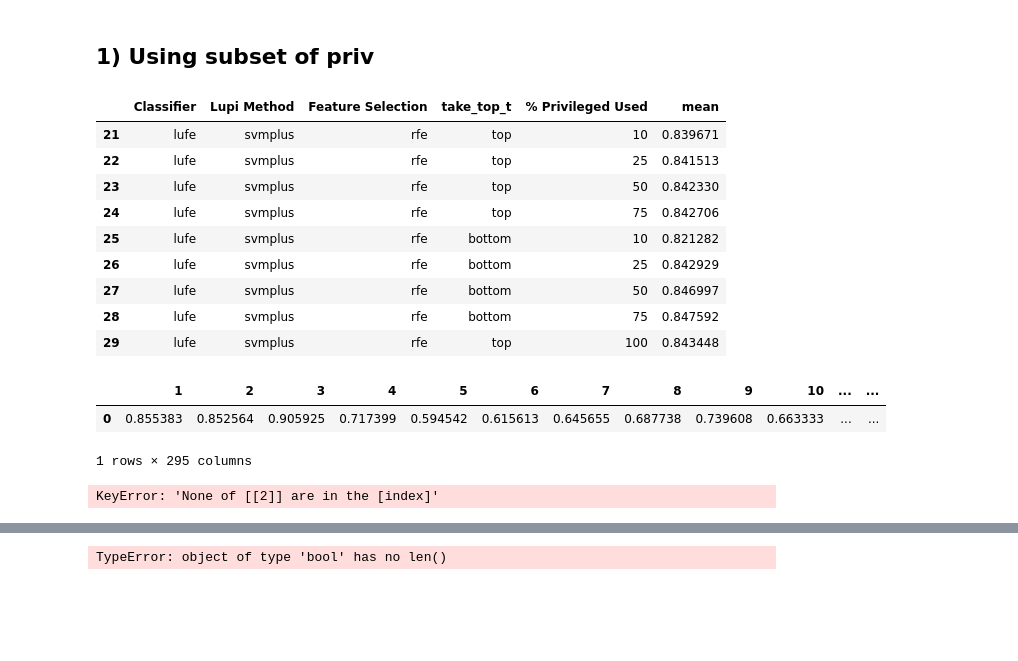
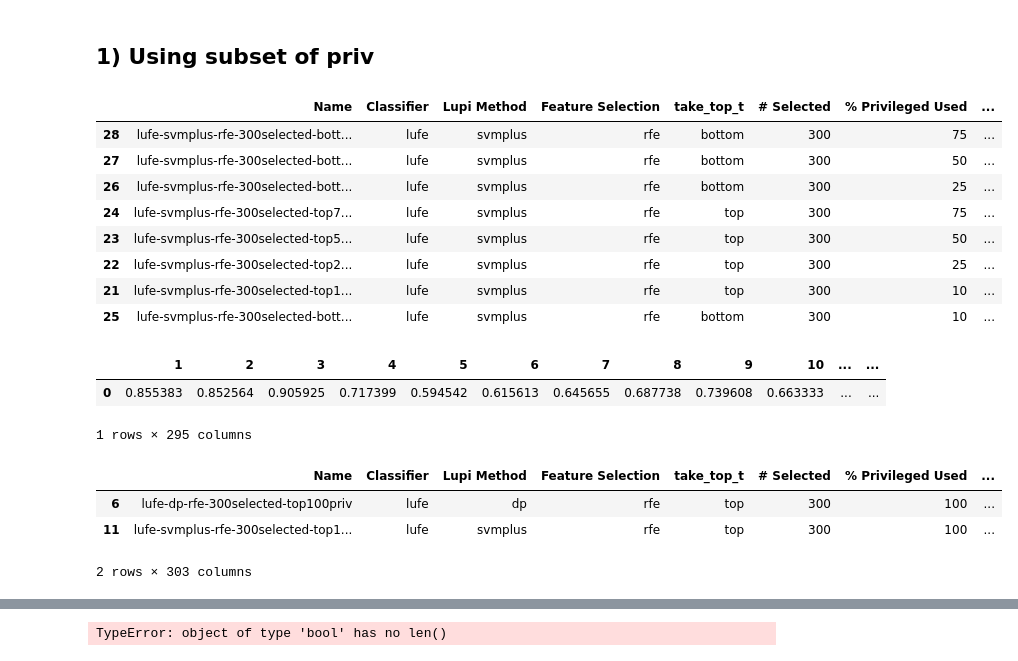
Before and after one commit to jt86/Notebooks, a Jupyter notebook: CollateResultsNotebook.ipynb, the cells around one changed output, grey strips where cells are left out. Saved outputs shown, nothing was run; the diff lists cells and outputs as text; code cells hidden in the pictures; blank space fills up the shorter version.

```diff
--- a/CollateResultsNotebook.ipynb
+++ b/CollateResultsNotebook.ipynb
@@ -98,0 +107,15 @@ df[:22][['Classifier','Lupi Method','Feature Selection','% Privileged Used','mea
+# %%
+all_attributes = np.array(all_attributes)
+all_data = np.mean(np.array(all_data),axis=2)
+
+
+print(all_data.shape)
+print(all_attributes.shape)
+all_attributes= np.hstack([all_attributes,all_data])
+df = pd.DataFrame(all_attributes)
+columns = ['Name','Classifier','Lupi Method','Feature Selection','take_top_t','# Selected','% Privileged Used','Stepsize']+([str(item) for item in (range(1,296))])
+df.columns = columns
+df[[str(item) for item in (range(1,296))]] = df[[str(item) for item in (range(1,296))]].apply(pd.to_numeric)
+
+df['mean']= (df[[str(item) for item in (range(1,296))]].mean(axis=1))#.astype(int)
+df['% Privileged Used']=df['% Privileged Used'].astype(int)
@@ -98,0 +125,4 @@ df[:22][['Classifier','Lupi Method','Feature Selection','% Privileged Used','mea
+# %%
+# df_important = df[['Name','Classifier','Lupi Method','Feature Selection','take_top_t','# Selected','% Privileged Used','Stepsize','mean']]#.sort_values(by='mean')
+df_important = df[['Feature Selection','Classifier','Lupi Method','% Privileged Used','Stepsize','mean']]#.sort_values(by='mean')
+df_important.sort_values('mean',ascending=False)#.head(5)
@@ -102,18 +225,17 @@ df[:22][['Classifier','Lupi Method','Feature Selection','% Privileged Used','mea
 ## 1) Using subset of priv
 # %%
 # df[[df['% Privileged Used'].isin([10,25])]]#,['Classifier','Lupi Method','Feature Selection','# Selected','% Privileged Used','mean']]
-df[21:30][['Classifier','Lupi Method','Feature Selection','take_top_t','% Privileged Used','mean']]
+df_important.loc[df_important['% Privileged Used']<100].sort_values('mean',ascending=False)
 # %% [output]
-|  | Classifier | Lupi Method | Feature Selection | take_top_t | % Privileged Used | mean |
-| 21 | lufe | svmplus | rfe | top | 10 | 0.839671 |
-| 22 | lufe | svmplus | rfe | top | 25 | 0.841513 |
-| 23 | lufe | svmplus | rfe | top | 50 | 0.842330 |
-| 24 | lufe | svmplus | rfe | top | 75 | 0.842706 |
-| 25 | lufe | svmplus | rfe | bottom | 10 | 0.821282 |
-| 26 | lufe | svmplus | rfe | bottom | 25 | 0.842929 |
-| 27 | lufe | svmplus | rfe | bottom | 50 | 0.846997 |
-| 28 | lufe | svmplus | rfe | bottom | 75 | 0.847592 |
-| 29 | lufe | svmplus | rfe | top | 100 | 0.843448 |
+|  | Name | Classifier | Lupi Method | Feature Selection | take_top_t | # Selected | % Privileged Used | ... |
+| 28 | lufe-svmplus-rfe-300selected-bott... | lufe | svmplus | rfe | bottom | 300 | 75 | ... |
+| 27 | lufe-svmplus-rfe-300selected-bott... | lufe | svmplus | rfe | bottom | 300 | 50 | ... |
+| 26 | lufe-svmplus-rfe-300selected-bott... | lufe | svmplus | rfe | bottom | 300 | 25 | ... |
+| 24 | lufe-svmplus-rfe-300selected-top7... | lufe | svmplus | rfe | top | 300 | 75 | ... |
+| 23 | lufe-svmplus-rfe-300selected-top5... | lufe | svmplus | rfe | top | 300 | 50 | ... |
+| 22 | lufe-svmplus-rfe-300selected-top2... | lufe | svmplus | rfe | top | 300 | 25 | ... |
+| 21 | lufe-svmplus-rfe-300selected-top1... | lufe | svmplus | rfe | top | 300 | 10 | ... |
+| 25 | lufe-svmplus-rfe-300selected-bott... | lufe | svmplus | rfe | bottom | 300 | 10 | ... |
 # %%
 def get_all_indices(number=295):
     return [str(item) for item in (range(1,number+1))]
@@ -136,13 +258,17 @@ s1 = Experiment_Setting(foldnum='all', topk=300, dataset='tech', datasetnum='all
 s2 = Experiment_Setting(foldnum='all', topk=300, dataset='tech', datasetnum='all', skfseed=1,
                                      take_top_t='top', lupimethod='dp', featsel='rfe', classifier='lufe')
 # %%
+
 def compare_two_settings(s1, s2):
 #     return df.loc[[index1,index2],get_all_indices()].diff().loc[[2]]
 #     return df.loc[[df['Name'] == s1.name or s2.name],get_all_indices()].diff().loc[[2]]
-    return df[df['Name'].isin([s1.name,s2.name])][get_all_indices()].diff().loc[[2]]
+    return df[df['Name'].isin([s1.name,s2.name])]#[get_all_indices()].diff().loc[[2]]
 
-#     return frame[get_all_indices()].diff()
+
 
 compare_two_settings(s1,s2)
 # %% [output]
+|  | Name | Classifier | Lupi Method | Feature Selection | take_top_t | # Selected | % Privileged Used | ... |
+| 6 | lufe-dp-rfe-300selected-top100priv | lufe | dp | rfe | top | 300 | 100 | ... |
+| 11 | lufe-svmplus-rfe-300selected-top1... | lufe | svmplus | rfe | top | 300 | 100 | ... |
-KeyError: 'None of [[2]] are in the [index]'
+2 rows × 303 columns
```
Also changed, not shown: parts of 22 cells of this notebook, 3 other files.
